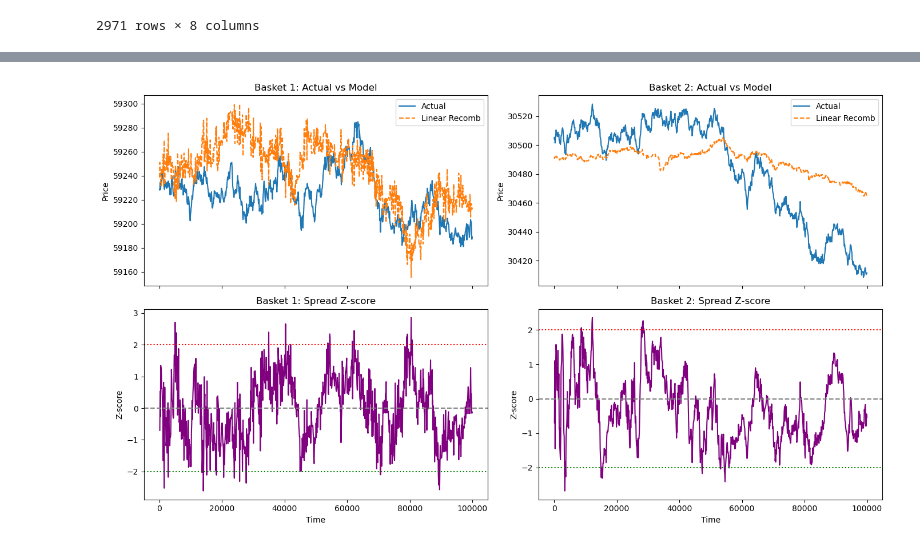
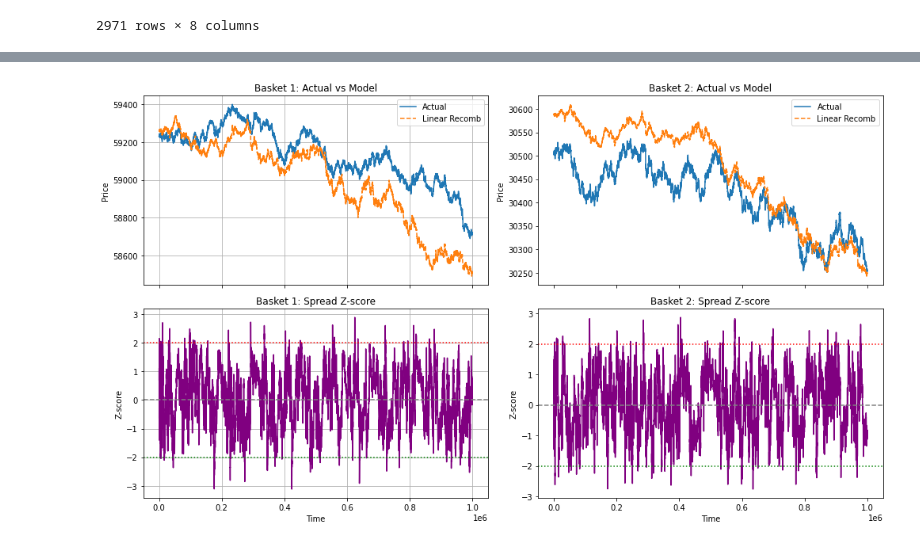
Before and after one commit to CANTSOAR/prosperity3, a Jupyter notebook: round_2/data_analysis/testing.ipynb, the cells around one changed output, grey strips where cells are left out. Drawn from its saved outputs; the diff is of its cells as text; code cells hidden in the pictures.

```diff
--- a/round_2/data_analysis/testing.ipynb
+++ b/round_2/data_analysis/testing.ipynb
@@ -58,7 +58,7 @@ t1
 | 999900 | NaN | NaN | CROISSANTS | SEASHELLS | 4322.0 | 5 |
 12620 rows × 6 columns
 # %%
-p = p2
+p = p1
 
 prices_by_product = pd.DataFrame([p[p["product"] == product]["mid_price"].values for product in p["product"].unique()])
 prices_by_product = prices_by_product.transpose()
@@ -115,3 +115,9 @@ trades_by_product
 | 999200 | 2029.0 | NaN | NaN | NaN | NaN | NaN | NaN | NaN |
 | 999500 | 2030.0 | NaN | NaN | NaN | NaN | NaN | NaN | NaN |
 2971 rows × 8 columns
+# %%
+product = "PICNIC_BASKET1"
+
+plt.figure(figsize=(12, 10))
+plt.scatter(trades_by_product[product].index, trades_by_product[product])
+plt.scatter(trades_by_product[product].index, prices_by_product[product].loc[trades_by_product[product].index])
@@ -137,7 +146,7 @@ prices_by_product["combo1"] = (
     3 * prices_by_product["JAMS"]
 )
 
-model_basket_1 = smf.ols("PICNIC_BASKET1 ~ CROISSANTS + DJEMBES + JAMS + KELP", data = prices_by_product)
+model_basket_1 = smf.ols("PICNIC_BASKET1 ~ CROISSANTS + DJEMBES + JAMS", data = prices_by_product)
 result_basket_1 = model_basket_1.fit()
 
 print(result_basket_1.summary())
@@ -192,6 +322,6 @@ strong multicollinearity or other numerical problems.
 # %%
 N = 0
-L = 1000
+L = 10000
 
 # Slice the DataFrame
 window = slice(N, N + L)
@@ -231,33 +361,35 @@ axs[0, 0].plot(result_basket_1.predict(prices_by_product).iloc[window], label="L
 axs[0, 0].set_title("Basket 1: Actual vs Model")
 axs[0, 0].set_ylabel("Price")
 axs[0, 0].legend()
+axs[0, 0].grid()
 
 # --- Basket 1 Spread Z-score ---
 axs[1, 0].plot(zscore1.iloc[window], color='purple')
 axs[1, 0].axhline(0, color='gray', linestyle='--')
 axs[1, 0].axhline(2, color='red', linestyle=':')
 axs[1, 0].axhline(-2, color='green', linestyle=':')
 axs[1, 0].set_title("Basket 1: Spread Z-score")
 axs[1, 0].set_ylabel("Z-score")
 axs[1, 0].set_xlabel("Time")
+axs[1, 0].grid()
 
 # --- Basket 2 Price Comparison ---
 axs[0, 1].plot(prices_by_product["PICNIC_BASKET2"].iloc[window], label="Actual")
 axs[0, 1].plot(result_basket_2.predict(prices_by_product).iloc[window], label="Linear Recomb", linestyle="--")
 axs[0, 1].set_title("Basket 2: Actual vs Model")
 axs[0, 1].set_ylabel("Price")
 axs[0, 1].legend()
 
 # --- Basket 2 Spread Z-score ---
 axs[1, 1].plot(zscore2.iloc[window], color='purple')
 axs[1, 1].axhline(0, color='gray', linestyle='--')
 axs[1, 1].axhline(2, color='red', linestyle=':')
 axs[1, 1].axhline(-2, color='green', linestyle=':')
 axs[1, 1].set_title("Basket 2: Spread Z-score")
 axs[1, 1].set_ylabel("Z-score")
 axs[1, 1].set_xlabel("Time")
 
 plt.tight_layout()
 plt.show()
 # %% [output]
-[figure, old version]
+[figure, new version]
```
Also changed, not shown: parts of 10 cells of this notebook, 2 other files.
